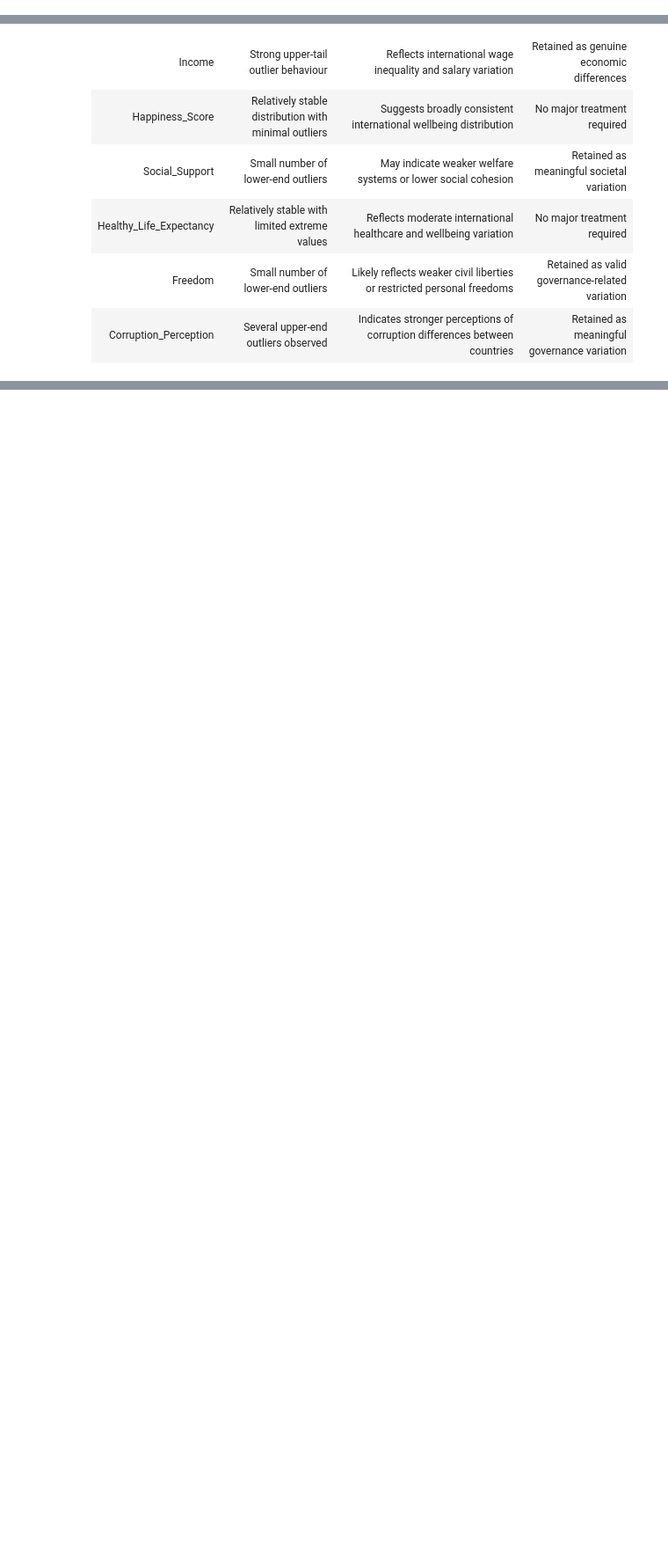
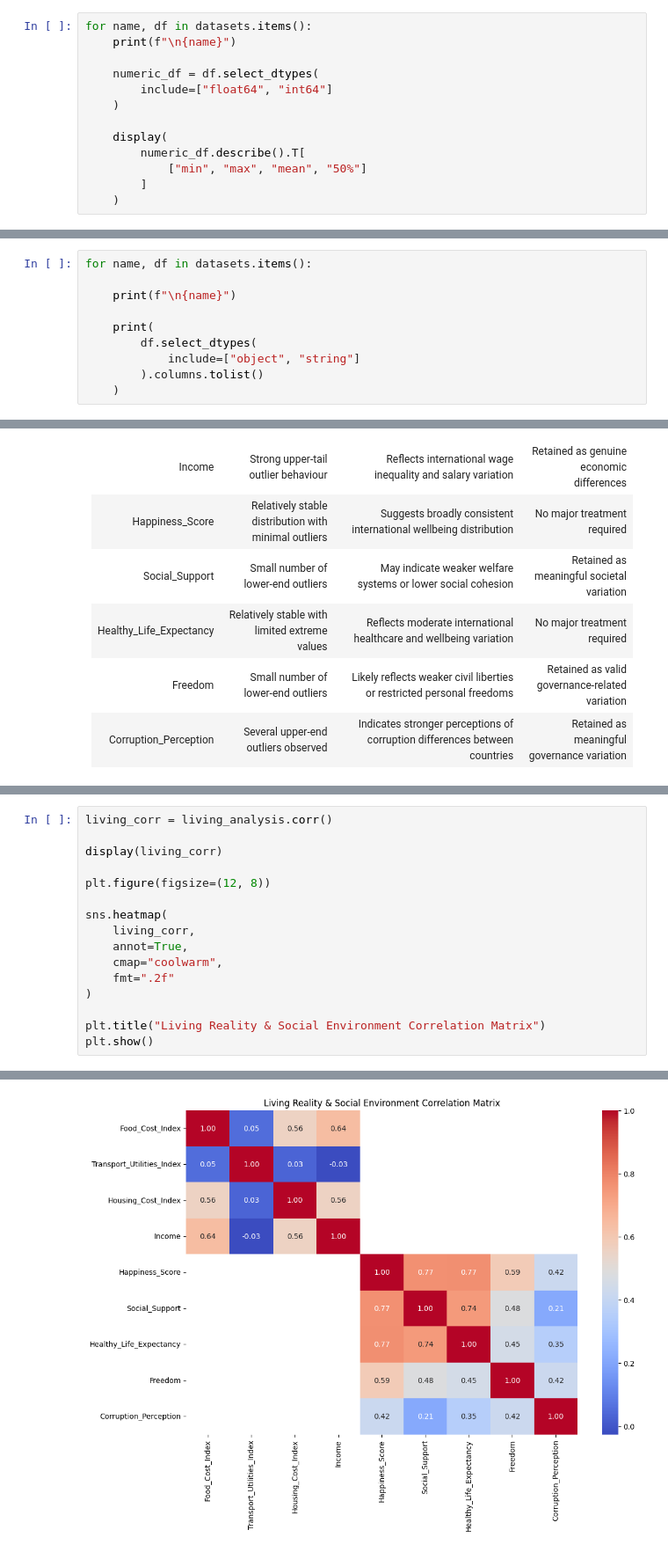
Before and after one commit to LeafMonarch/International-Career-Attractiveness-Index, a Jupyter notebook: notebooks/main.ipynb, the cells around one changed output, grey strips where cells are left out. Shown at 88% size. Saved outputs shown, nothing was run; the diff lists cells and outputs as text; blank space fills up the shorter version.

```diff
--- a/notebooks/main.ipynb
+++ b/notebooks/main.ipynb
@@ -748,0 +816,13 @@ Rather than applying a single universal imputation technique across every datase
+# %%
+for name, df in datasets.items():
+    print(f"\n{name}")
+
+    numeric_df = df.select_dtypes(
+        include=["float64", "int64"]
+    )
+
+    display(
+        numeric_df.describe().T[
+            ["min", "max", "mean", "50%"]
+        ]
+    )
@@ -748,0 +1032,10 @@ Rather than applying a single universal imputation technique across every datase
+# %%
+for name, df in datasets.items():
+
+    print(f"\n{name}")
+
+    print(
+        df.select_dtypes(
+            include=["object", "string"]
+        ).columns.tolist()
+    )
@@ -1249,0 +2021,17 @@ for name, data in living_cols.items():
+# %%
+living_corr = living_analysis.corr()
+
+display(living_corr)
+
+plt.figure(figsize=(12, 8))
+
+sns.heatmap(
+    living_corr,
+    annot=True,
+    cmap="coolwarm",
+    fmt=".2f"
+)
+
+plt.title("Living Reality & Social Environment Correlation Matrix")
+plt.show()
+# %% [output]
@@ -1249,0 +2048 @@ for name, data in living_cols.items():
+[figure, added]
```
Also changed, not shown: parts of 83 cells of this notebook.
